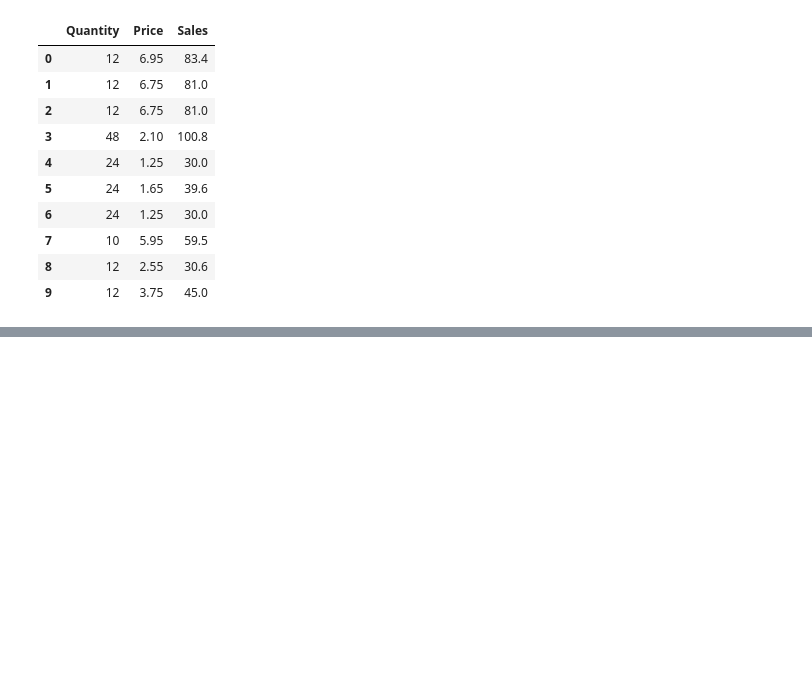
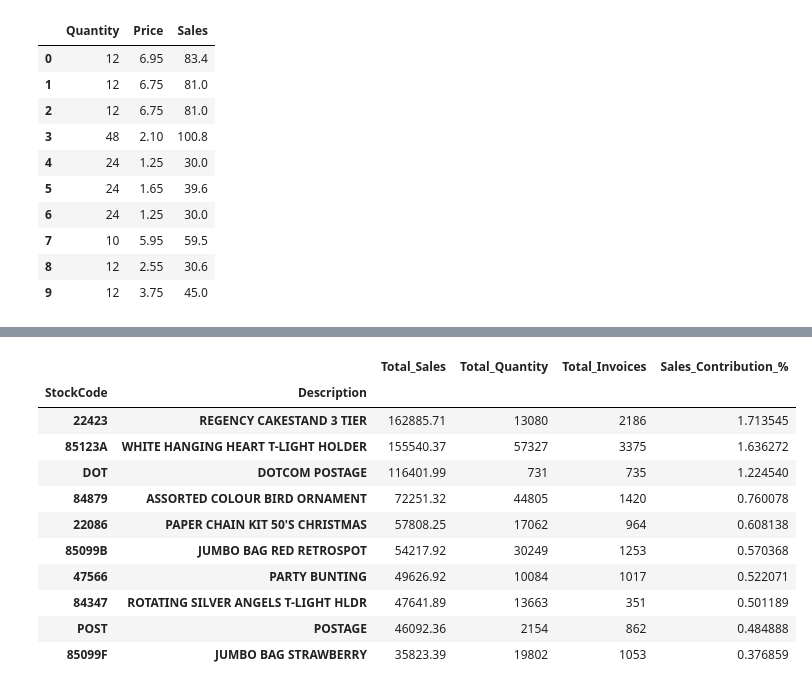
Before and after one commit to ivaibhavpawar1045/Python-Data-Analytics, a Jupyter notebook: Mini_Projects/Mini_Project_07_Online_Retails/online_retail.ipynb, the cells around one changed output, grey strips where cells are left out. Cells and saved outputs as stored; diff of their text form; code cells hidden in the pictures; blank space fills up the shorter version.

Commit message:
Create customer and product sales analysis

```diff
--- a/Mini_Projects/Mini_Project_07_Online_Retails/online_retail.ipynb
+++ b/Mini_Projects/Mini_Project_07_Online_Retails/online_retail.ipynb
@@ -138,0 +188,10 @@ df[[
+# %%
+product_analysis = df.groupby(
+    ["StockCode", "Description"]
+).agg(
+    Total_Sales=("Sales", "sum"),
+    Total_Quantity=("Quantity", "sum"),
+    Total_Invoices=("Invoice", "nunique")
+)
+
+product_analysis.head()
@@ -138,0 +226,26 @@ df[[
+# %%
+# Product contribution
+product_analysis["Sales_Contribution_%"] = (
+    product_analysis["Total_Sales"]
+    .div(product_analysis["Total_Sales"].sum())
+    .mul(100)
+)
+# %%
+top_products = product_analysis.sort_values(
+     "Total_Sales" ,
+     ascending = False
+)
+top_products.head(10)
+# %% [output]
+|  |  | Total_Sales | Total_Quantity | Total_Invoices | Sales_Contribution_% |
+| StockCode | Description |  |  |  |  |
+| 22423 | REGENCY CAKESTAND 3 TIER | 162885.71 | 13080 | 2186 | 1.713545 |
+| 85123A | WHITE HANGING HEART T-LIGHT HOLDER | 155540.37 | 57327 | 3375 | 1.636272 |
+| DOT | DOTCOM POSTAGE | 116401.99 | 731 | 735 | 1.224540 |
+| 84879 | ASSORTED COLOUR BIRD ORNAMENT | 72251.32 | 44805 | 1420 | 0.760078 |
+| 22086 | PAPER CHAIN KIT 50'S CHRISTMAS | 57808.25 | 17062 | 964 | 0.608138 |
+| 85099B | JUMBO BAG RED RETROSPOT | 54217.92 | 30249 | 1253 | 0.570368 |
+| 47566 | PARTY BUNTING | 49626.92 | 10084 | 1017 | 0.522071 |
+| 84347 | ROTATING SILVER ANGELS T-LIGHT HLDR | 47641.89 | 13663 | 351 | 0.501189 |
+| POST | POSTAGE | 46092.36 | 2154 | 862 | 0.484888 |
+| 85099F | JUMBO BAG STRAWBERRY | 35823.39 | 19802 | 1053 | 0.376859 |
```
Also changed, not shown: parts of 8 cells of this notebook.
